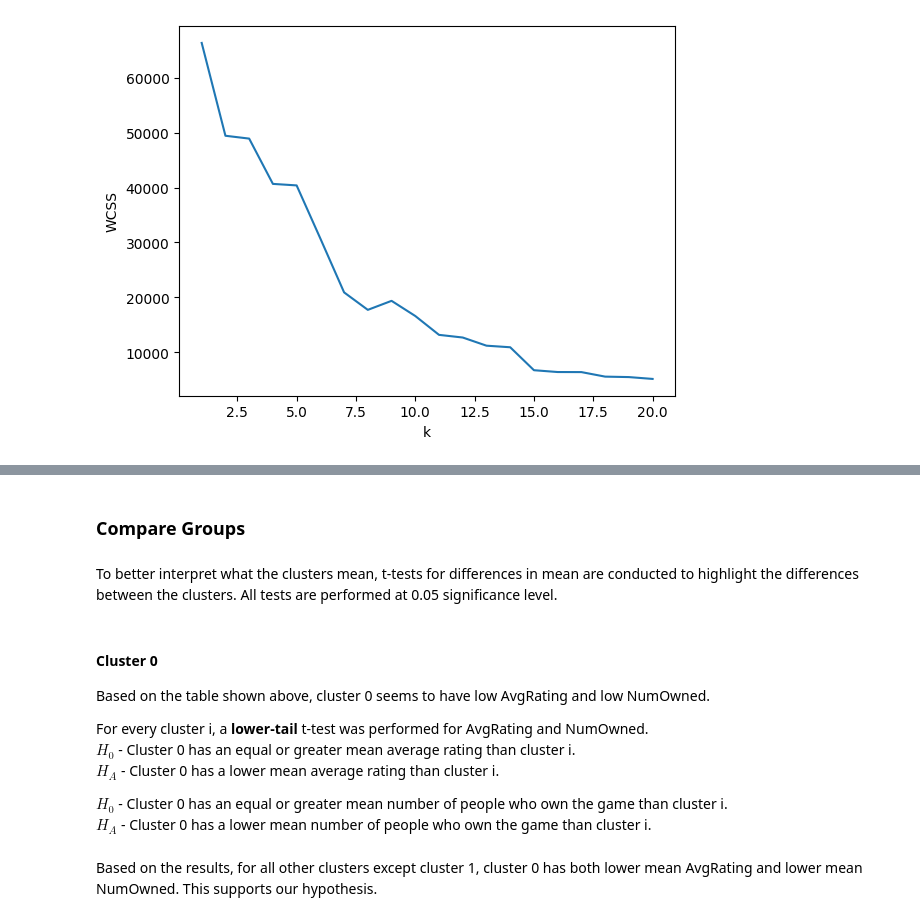
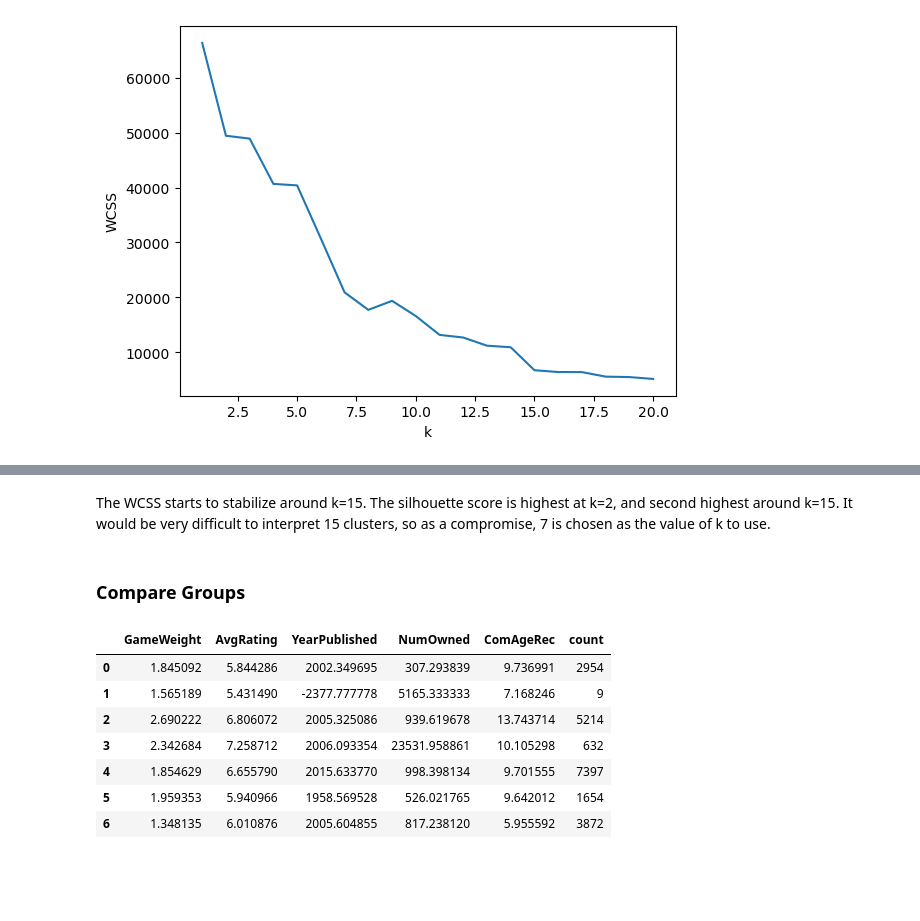
Before and after one commit to svcheng/CSMODEL-Project, a Jupyter notebook: CSMODEL-Project-S11-Group2/project.ipynb, the cells around one changed output, grey strips where cells are left out. Drawn from its saved outputs; the diff is of its cells as text; code cells hidden in the pictures; blank space fills up the shorter version.

Commit message:
add elbow and silhouette explanations
also display counts of each cluster in Compare Data section

```diff
--- a/CSMODEL-Project-S11-Group2/project.ipynb
+++ b/CSMODEL-Project-S11-Group2/project.ipynb
@@ -593,2 +594,2 @@ final_k = 7
-# %% [markdown]
-### Compare Groups
+# %% [markdown]
+The WCSS starts to stabilize around k=15. The silhouette score is highest at k=2, and second highest around k=15. It would be very difficult to interpret 15 clusters, so as a compromise, 7 is chosen as the value of k to use.
@@ -595,6 +598,15 @@ final_k = 7
+# %% [markdown]
+### Compare Groups
 # %%
 clustered_games = pd.concat([games[relevant_features], groups[final_k].rename('cluster')], axis=1)
 clustered_games = clustered_games.groupby('cluster')
-clustered_games.agg('mean')
+pd.concat([clustered_games.agg('mean'), groups[final_k].value_counts()], axis=1)
+# %% [output]
+|  | GameWeight | AvgRating | YearPublished | NumOwned | ComAgeRec | count |
+| 0 | 1.845092 | 5.844286 | 2002.349695 | 307.293839 | 9.736991 | 2954 |
+| 1 | 1.565189 | 5.431490 | -2377.777778 | 5165.333333 | 7.168246 | 9 |
+| 2 | 2.690222 | 6.806072 | 2005.325086 | 939.619678 | 13.743714 | 5214 |
+| 3 | 2.342684 | 7.258712 | 2006.093354 | 23531.958861 | 10.105298 | 632 |
+| 4 | 1.854629 | 6.655790 | 2015.633770 | 998.398134 | 9.701555 | 7397 |
+| 5 | 1.959353 | 5.940966 | 1958.569528 | 526.021765 | 9.642012 | 1654 |
+| 6 | 1.348135 | 6.010876 | 2005.604855 | 817.238120 | 5.955592 | 3872 |
-# %% [markdown]
-To better interpret what the clusters mean, t-tests for differences in mean are conducted to highlight the differences between the clusters. All tests are performed at 0.05 significance level.
@@ -613,10 +612,0 @@ def compare_cluster(cluster, feature, alt):
-# %% [markdown]
-#### Cluster 0
-Based on the table shown above, cluster 0 seems to have low AvgRating and low NumOwned.
-
-For every cluster i, a **lower-tail** t-test was performed for AvgRating and NumOwned. \
-$H_0$ - Cluster 0 has an equal or greater mean average rating than cluster i. \
-$H_A$ - Cluster 0 has a lower mean average rating than cluster i.
-
-$H_0$ - Cluster 0 has an equal or greater mean number of people who own the game than cluster i. \
-$H_A$ - Cluster 0 has a lower mean number of people who own the game than cluster i.
@@ -626,2 +612,0 @@ compare_cluster(0, 'NumOwned', 'less')
-# %% [markdown]
-Based on the results, for all other clusters except cluster 1, cluster 0 has both lower mean AvgRating and lower mean NumOwned. This supports our hypothesis.
```
Also changed, not shown: parts of 68 cells of this notebook.
